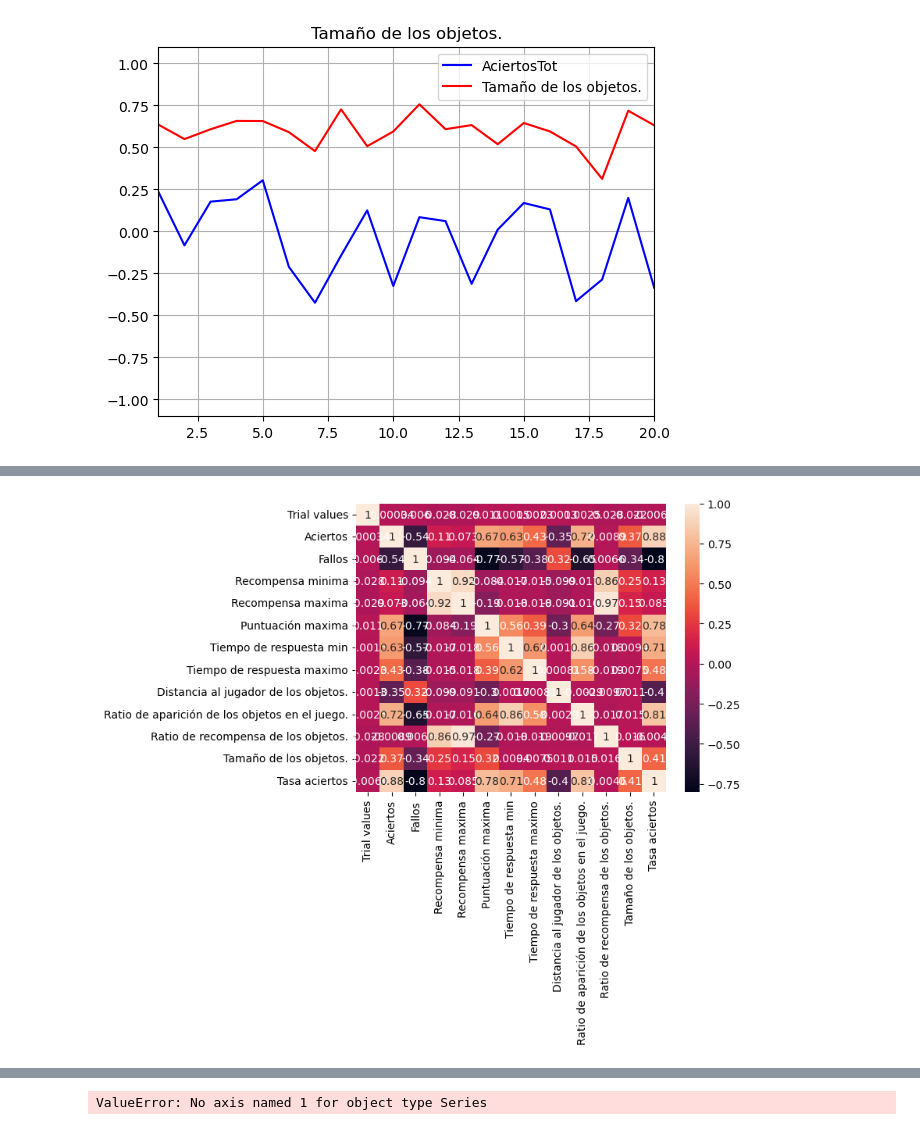
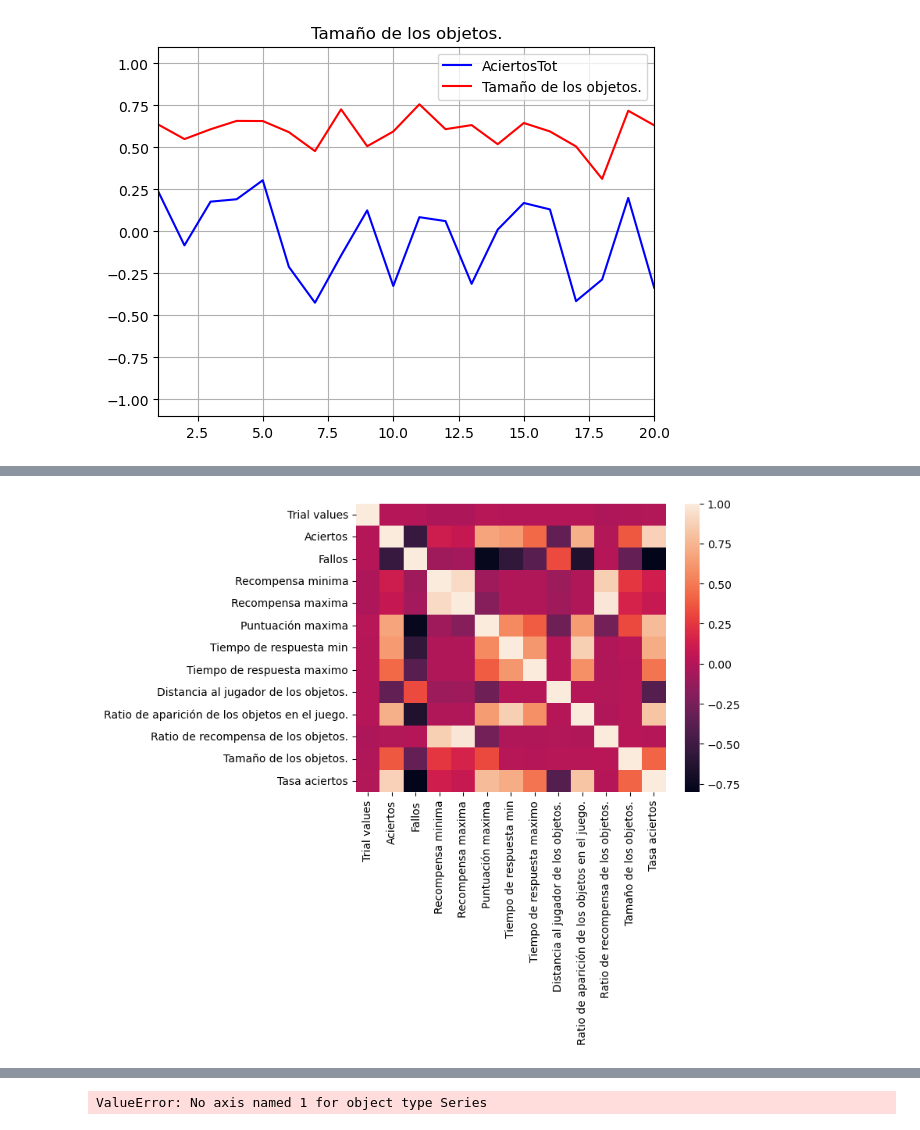
Before and after one commit to AlvaroVillarVal/HackathonIA2024, a Jupyter notebook: Visualización de datos.ipynb, the cells around one changed output, grey strips where cells are left out. Saved outputs shown, nothing was run; the diff lists cells and outputs as text; code cells hidden in the pictures.

```diff
--- a/Visualización de datos.ipynb
+++ b/Visualización de datos.ipynb
@@ -87,15 +88,16 @@ plt.show()  # Display the graph
 # %%
 # Assuming 'data' is your DataFrame
 data_normalized["Tasa aciertos"]=data_normalized["Aciertos"]/(data_normalized["Aciertos"]+data_normalized["Fallos"])
 correlation_matrix = data_normalized.corr()
 
 #print(correlation_matrix)
 import seaborn as sns
 
-sns.heatmap(correlation_matrix, annot=True)
+sns.heatmap(correlation_matrix, annot=False)
+plt.savefig('heatmap.png')
 plt.show()
 # %% [output]
-[figure, old version]
+[figure, new version]
 # %%
 from sklearn.neural_network import MLPRegressor
 from sklearn.model_selection import train_test_split
```
Also changed, not shown: parts of 2 cells of this notebook, 8 other files.
